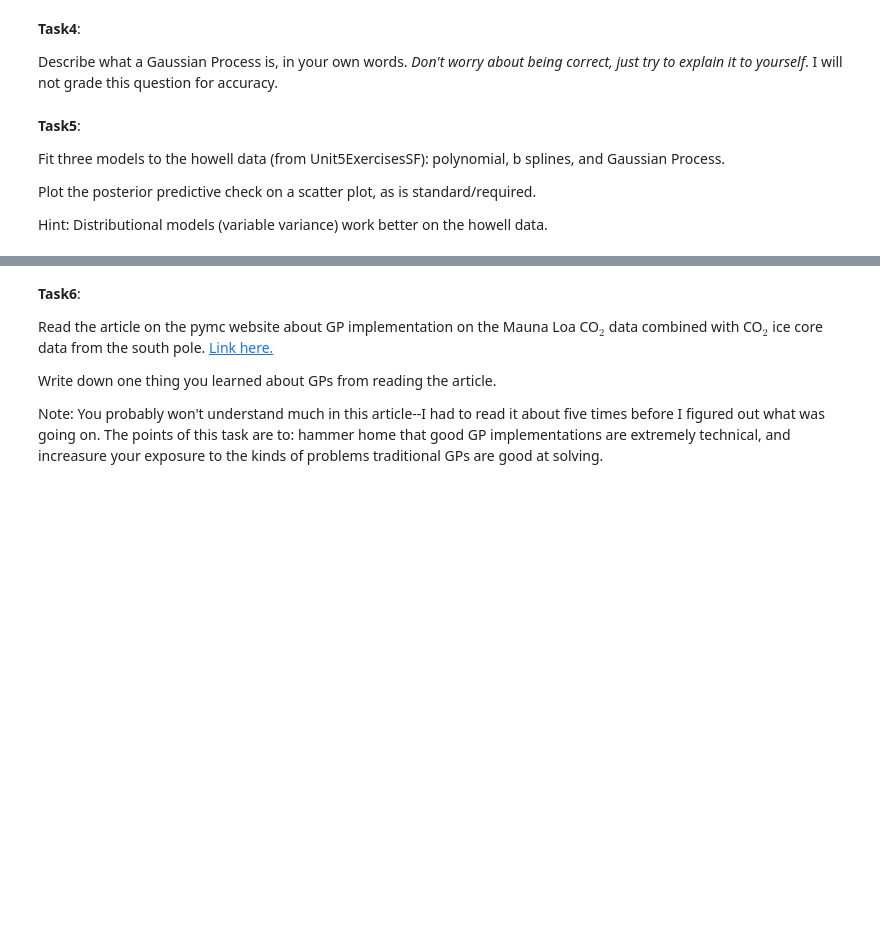
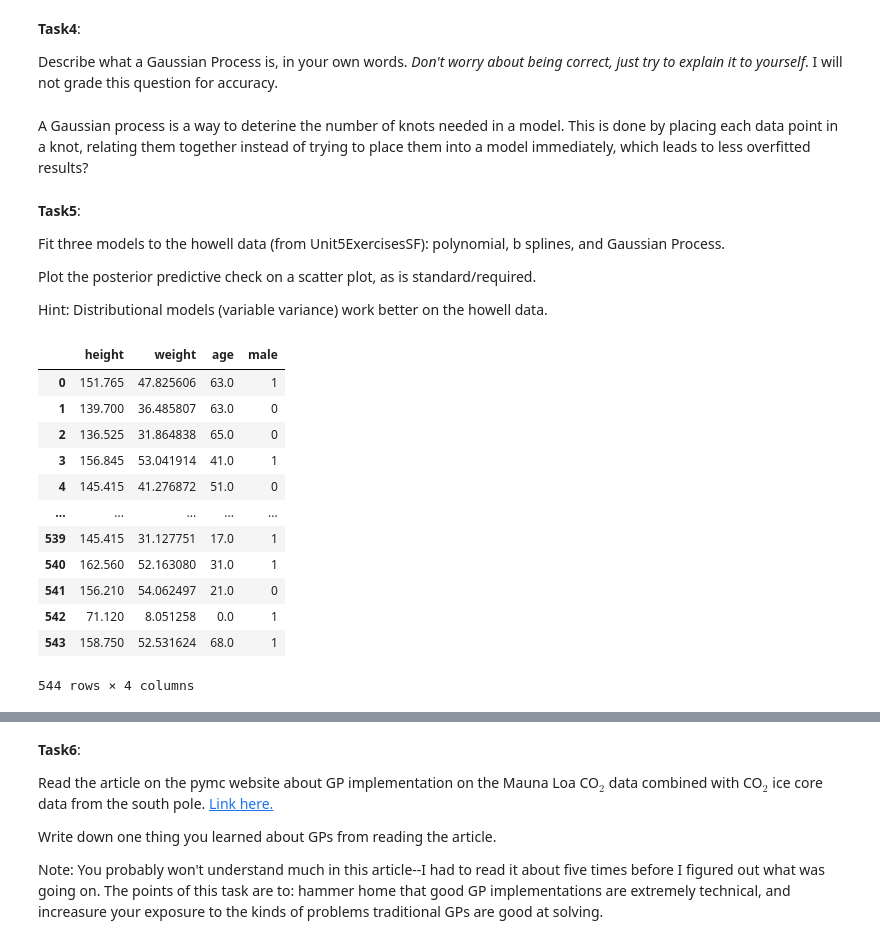
Before and after one commit to emilchafigoulline/Data-Science, a Jupyter notebook: Unit7/Unit7ExercisesSF.ipynb, the cells around one changed output, grey strips where cells are left out. Saved outputs shown, nothing was run; the diff lists cells and outputs as text; code cells hidden in the pictures; blank space fills up the shorter version.

```diff
--- a/Unit7/Unit7ExercisesSF.ipynb
+++ b/Unit7/Unit7ExercisesSF.ipynb
@@ -32,6 +62,8 @@ The purpose of using b-splines is to compromise the flexibility of polynomial me
 **Task4**:
 
 Describe what a Gaussian Process is, in your own words. *Don't worry about being correct, just try to explain it to yourself*. I will not grade this question for accuracy.
+# %% [markdown]
+A Gaussian process is a way to deterine the number of knots needed in a model. This is done by placing each data point in a knot, relating them together instead of trying to place them into a model immediately, which leads to less overfitted results?
 # %% [markdown]
 **Task5**:
 
@@ -40,3 +72,20 @@ Fit three models to the howell data (from Unit5ExercisesSF): polynomial, b splin
 Plot the posterior predictive check on a scatter plot, as is standard/required.
 
 Hint: Distributional models (variable variance) work better on the howell data.
+# %%
+howell = pd.read_csv('https://raw.githubusercontent.com/thedarredondo/data-science-fundamentals/main/Data/howell.csv')
+howell
+# %% [output]
+|  | height | weight | age | male |
+| 0 | 151.765 | 47.825606 | 63.0 | 1 |
+| 1 | 139.700 | 36.485807 | 63.0 | 0 |
+| 2 | 136.525 | 31.864838 | 65.0 | 0 |
+| 3 | 156.845 | 53.041914 | 41.0 | 1 |
+| 4 | 145.415 | 41.276872 | 51.0 | 0 |
+| ... | ... | ... | ... | ... |
+| 539 | 145.415 | 31.127751 | 17.0 | 1 |
+| 540 | 162.560 | 52.163080 | 31.0 | 1 |
+| 541 | 156.210 | 54.062497 | 21.0 | 0 |
+| 542 | 71.120 | 8.051258 | 0.0 | 1 |
+| 543 | 158.750 | 52.531624 | 68.0 | 1 |
+544 rows × 4 columns
```
Also changed, not shown: parts of 9 cells of this notebook.
